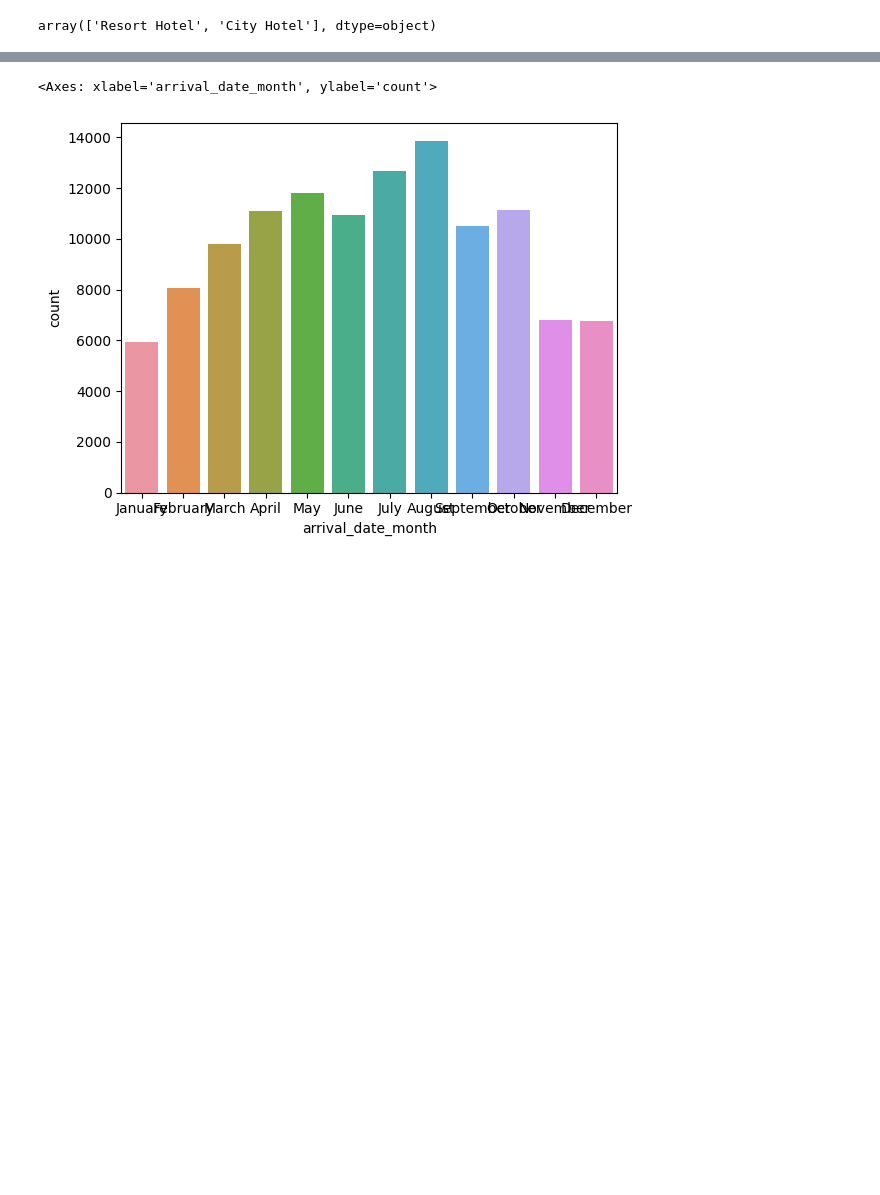
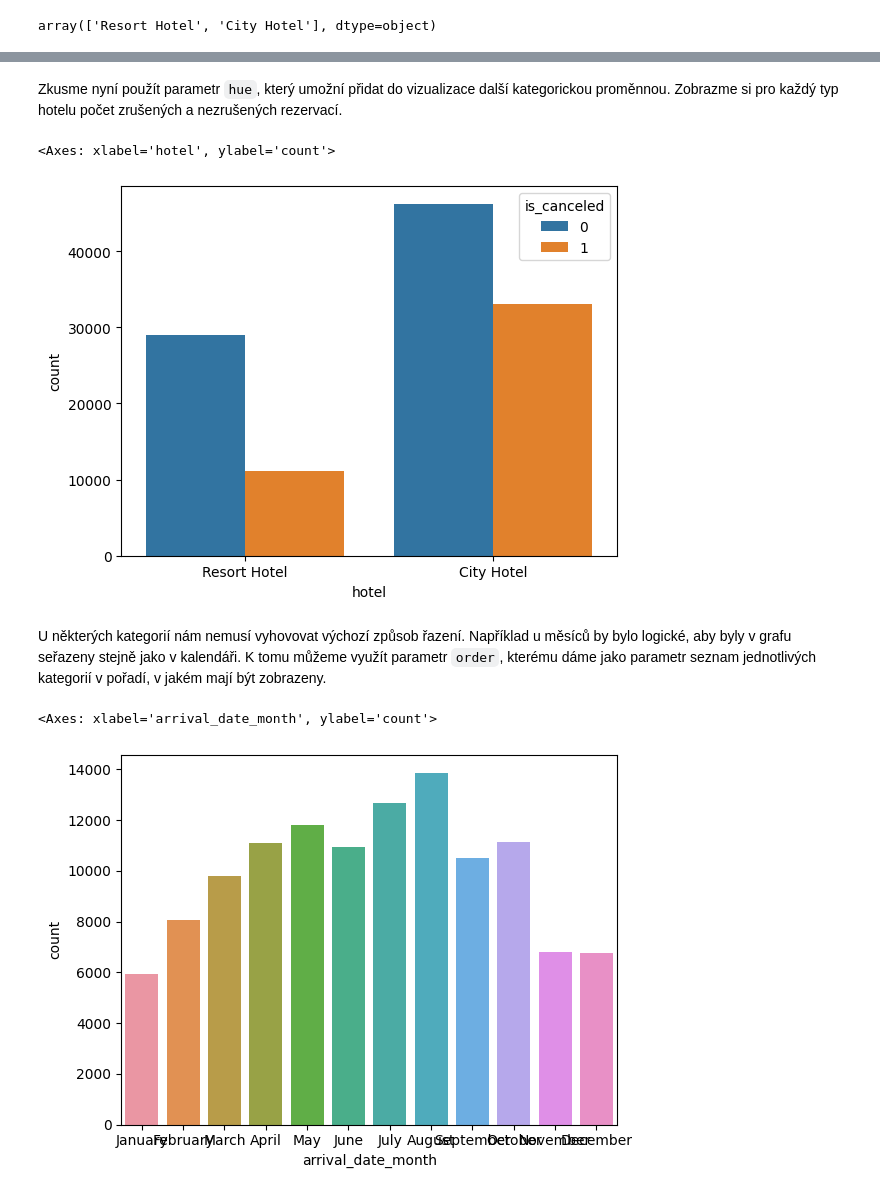
Before and after one commit to pesikj/PythonProDataScience, a Jupyter notebook: 01/lekce.ipynb, the cells around one changed output, grey strips where cells are left out. Drawn from its saved outputs; the diff is of its cells as text; code cells hidden in the pictures; blank space fills up the shorter version.

```diff
--- a/01/lekce.ipynb
+++ b/01/lekce.ipynb
@@ -107,2 +176,11 @@ data[(data["is_canceled"] == 1) & (data["hotel"] == "City Hotel")]
+# %% [markdown]
+Zkusme nyní použít parametr `hue`, který umožní přidat do vizualizace další kategorickou proměnnou. Zobrazme si pro každý typ hotelu počet zrušených a nezrušených rezervací.
+# %%
+seaborn.countplot(data=data, x="hotel", hue="is_canceled")
+# %% [output]
+<Axes: xlabel='hotel', ylabel='count'>
+[figure, added]
+# %% [markdown]
+U některých kategorií nám nemusí vyhovovat výchozí způsob řazení. Například u měsíců by bylo logické, aby byly v grafu seřazeny stejně jako v kalendáři. K tomu můžeme využít parametr `order`, kterému dáme jako parametr seznam jednotlivých kategorií v pořadí, v jakém mají být zobrazeny.
 # %%
 month_sorted = ['January','February','March','April','May','June','July','August','September','October','November','December']
```
Also changed, not shown: parts of 24 cells of this notebook.
